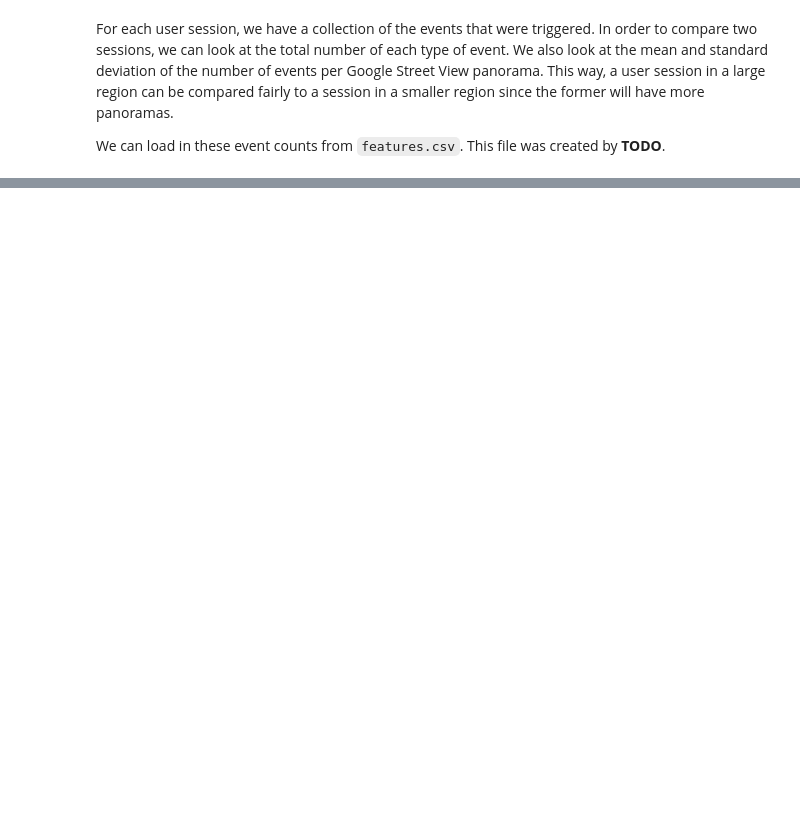
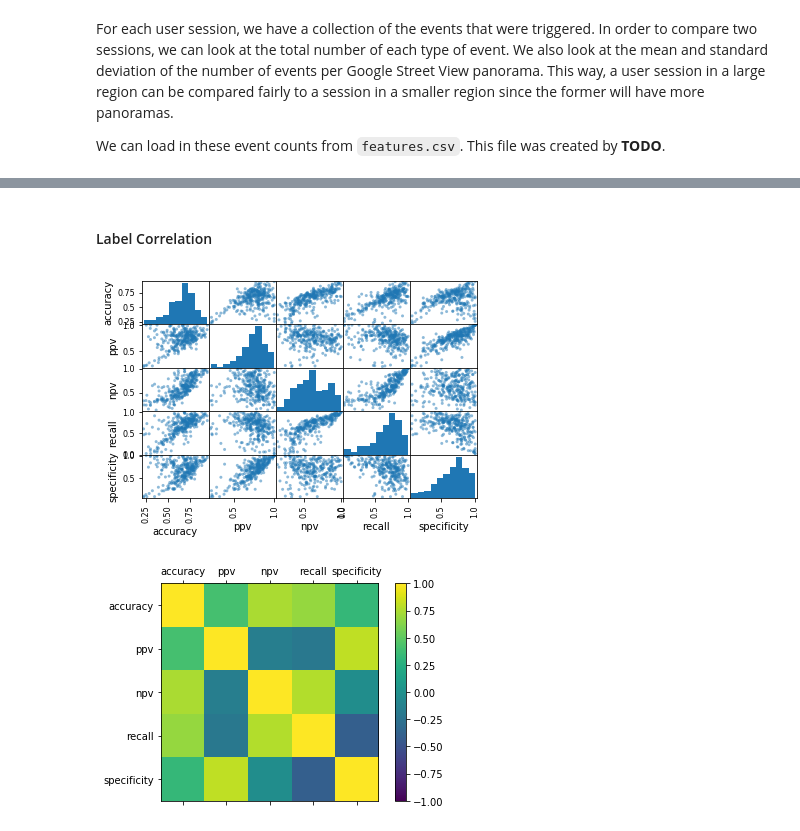
Before and after one commit to johannkm/cmsc499A, a Jupyter notebook: Report.ipynb, the cells around one changed output, grey strips where cells are left out. Saved outputs shown, nothing was run; the diff lists cells and outputs as text; code cells hidden in the pictures; blank space fills up the shorter version.

```diff
--- a/Report.ipynb
+++ b/Report.ipynb
@@ -104,0 +177,18 @@ labels.sample(n=5)
+# %% [markdown]
+#### Label Correlation
+# %%
+from pandas.plotting import scatter_matrix
+
+labels = data[data.granularity == 'street'][label_cols]
+scatter_matrix(labels, diagonal='hist')
+
+fig = plt.figure()
+ax = fig.add_subplot(111)
+cax = ax.matshow(labels.corr(), vmin=-1, vmax=1)
+ax.set_xticklabels([''] + label_cols)
+ax.set_yticklabels([''] + label_cols)
+fig.colorbar(cax)
+plt.show()
+# %% [output]
+[figure, added]
+[figure, added]
```
Also changed, not shown: parts of 21 cells of this notebook.
